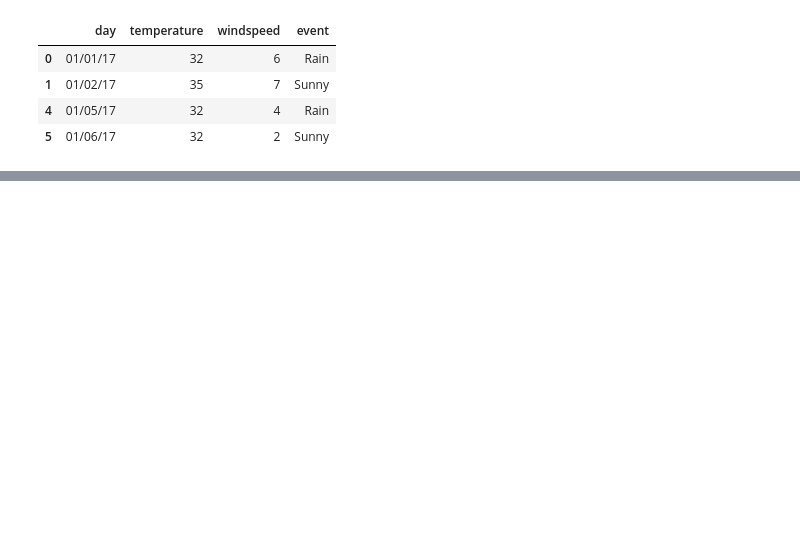
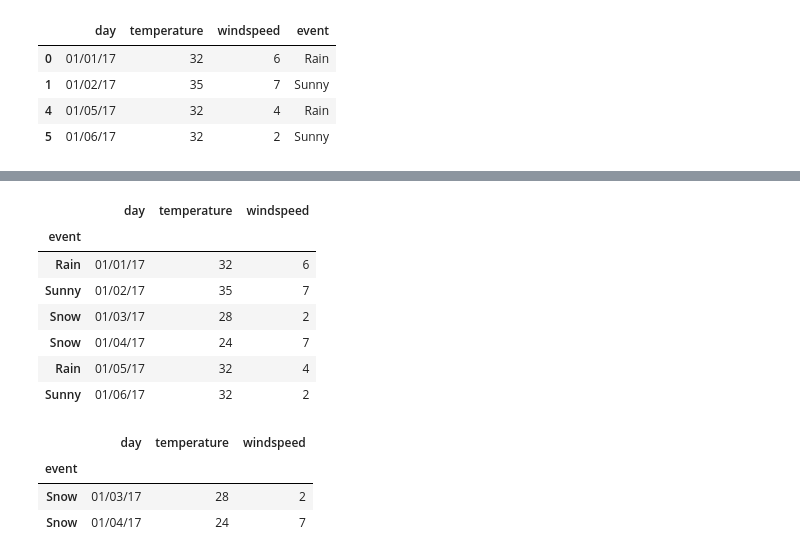
Before and after one commit to pandeydevendra/python_dev, a Jupyter notebook: ds_ml/pandas/codebasics_pandas/pandas_basics.ipynb, the cells around one changed output, grey strips where cells are left out. Drawn from its saved outputs; the diff is of its cells as text; code cells hidden in the pictures; blank space fills up the shorter version.

```diff
--- a/ds_ml/pandas/codebasics_pandas/pandas_basics.ipynb
+++ b/ds_ml/pandas/codebasics_pandas/pandas_basics.ipynb
@@ -175,0 +240,2 @@ df2 = df[['day', 'temperature']][df.temperature==df['temperature'].max()]
+# %%
+df.reset_index(inplace = True)
@@ -175,0 +252,20 @@ df2 = df[['day', 'temperature']][df.temperature==df['temperature'].max()]
+# %%
+df.set_index('event', inplace = True)
+# %%
+df
+# %% [output]
+|  | day | temperature | windspeed |
+| event |  |  |  |
+| Rain | 01/01/17 | 32 | 6 |
+| Sunny | 01/02/17 | 35 | 7 |
+| Snow | 01/03/17 | 28 | 2 |
+| Snow | 01/04/17 | 24 | 7 |
+| Rain | 01/05/17 | 32 | 4 |
+| Sunny | 01/06/17 | 32 | 2 |
+# %%
+df.loc['Snow']
+# %% [output]
+|  | day | temperature | windspeed |
+| event |  |  |  |
+| Snow | 01/03/17 | 28 | 2 |
+| Snow | 01/04/17 | 24 | 7 |
```
Also changed, not shown: parts of 12 cells of this notebook, 14 other files.
